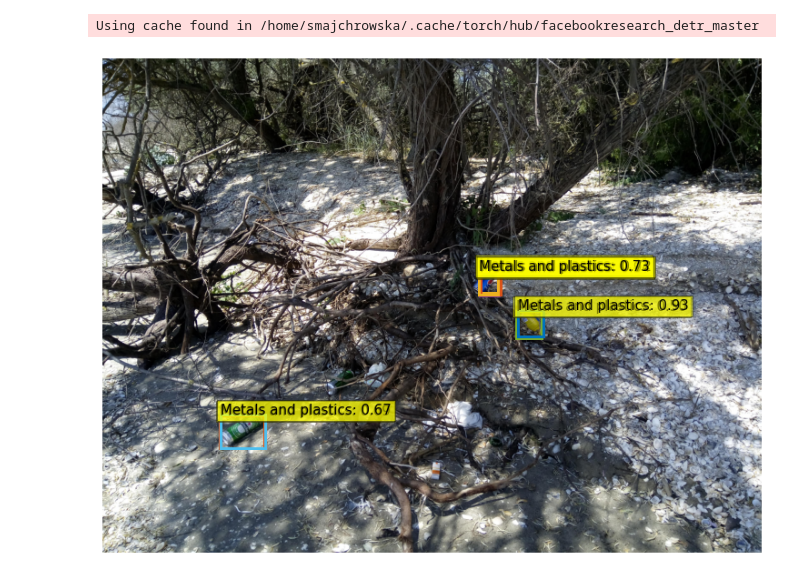
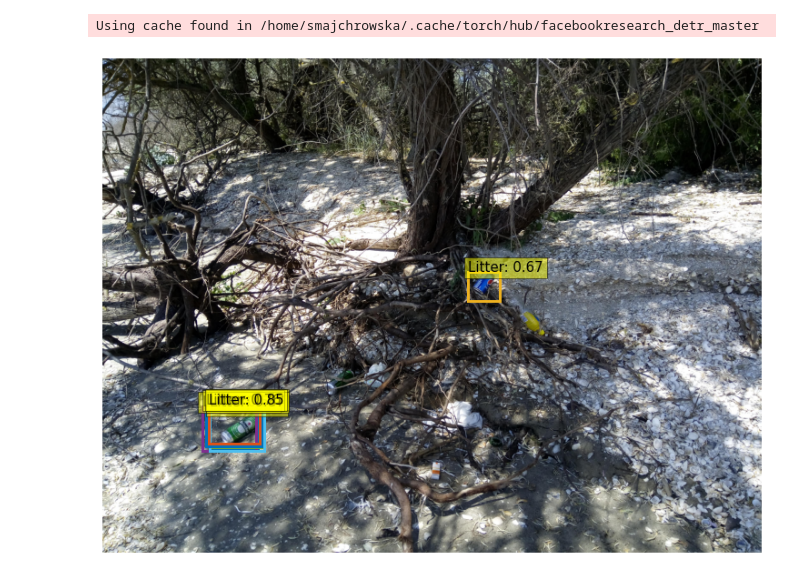
Before and after one commit to wimlds-trojmiasto/detect-waste, a Jupyter notebook: detr/notebooks/TACO_finetuning_detr.ipynb, the cells around one changed output. Cells and saved outputs as stored; diff of their text form; code cells hidden in the pictures.

```diff
--- a/detr/notebooks/TACO_finetuning_detr.ipynb
+++ b/detr/notebooks/TACO_finetuning_detr.ipynb
@@ -194,12 +213,25 @@ def plot_results(pil_img, prob, boxes, CLASSES=CLASSES_6, COLORS=COLORS):
 # %%
+segment = True
+num_classes = 1
 
-num_classes = 6
-model = torch.hub.load('facebookresearch/detr',
-                       'detr_resnet50',
-                       pretrained=False,
-                       num_classes=num_classes)
-checkpoint = torch.load(f'/dih4/dih4_home/smajchrowska/detr/aw_wimlds_{num_classes}/checkpoint.pth',
+if not segment:
+    model = torch.hub.load('facebookresearch/detr',
+                           'detr_resnet50',
+                           pretrained=False,
+                           num_classes=num_classes)
+    checkpoint = torch.load(f'/dih4/dih4_home/smajchrowska/detr/aw_wimlds_{num_classes}/checkpoint.pth',
+                            map_location='cpu')
+else:
+    model, postprocessor = torch.hub.load('facebookresearch/detr',
+                                          'detr_resnet101_panoptic',
+                                          pretrained=False, return_postprocessor=True,
+                                          num_classes=num_classes)
+    checkpoint = torch.load(f'/dih4/dih4_2/wimlds/smajchrowska/detr_mask/checkpoint0014.pth',
                         map_location='cpu')
+
+
+
+
 
 model.load_state_dict(checkpoint['model'],
                       strict=False)
@@ -210,26 +242,26 @@ Using cache found in /home/smajchrowska/.cache/torch/hub/facebookresearch_detr_m
 # %%
 from PIL import Image
 
 img_name = '/dih4/dih4_2/wimlds/smajchrowska/TACO_split/val/000344.jpg'
 # problems
 #img_name = '/dih4/dih4_2/wimlds/smajchrowska/TACO_split/val/001290.jpg'
 #img_name = '/dih4/dih4_2/wimlds/smajchrowska/TACO_split/val/000069.jpg'
 #img_name = '/dih4/dih4_2/wimlds/smajchrowska/TACO_split/val/001203.jpg'
 im = Image.open(img_name)
 
 # mean-std normalize the input image (batch-size: 1)
 img = transform(im).unsqueeze(0)
 
 # propagate through the model
 outputs = model(img)
 
 # keep only predictions with 0.x+ confidence
 probas = outputs['pred_logits'].softmax(-1)[0, :, :-1]
 keep = probas.max(-1).values > 0.3
 
 # convert boxes from [0; 1] to image scales
 bboxes_scaled = rescale_bboxes(outputs['pred_boxes'][0, keep], im.size)
 
-plot_results(im, probas[keep], bboxes_scaled, CLASSES=CLASSES_6)
+plot_results(im, probas[keep], bboxes_scaled, CLASSES=CLASSES_1)
 # %% [output]
-[figure, old version]
+[figure, new version]
```
Also changed, not shown: parts of 6 cells of this notebook.
